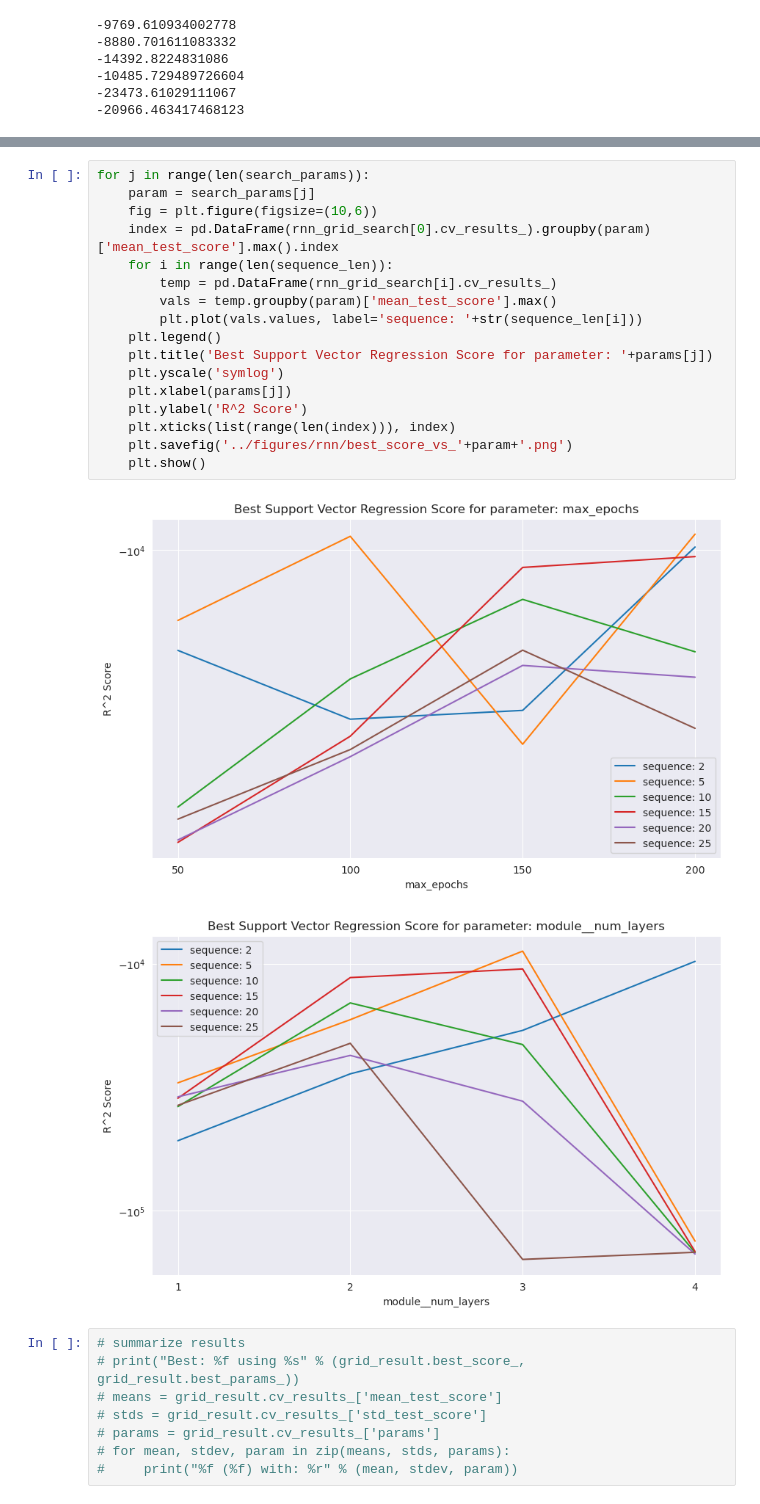
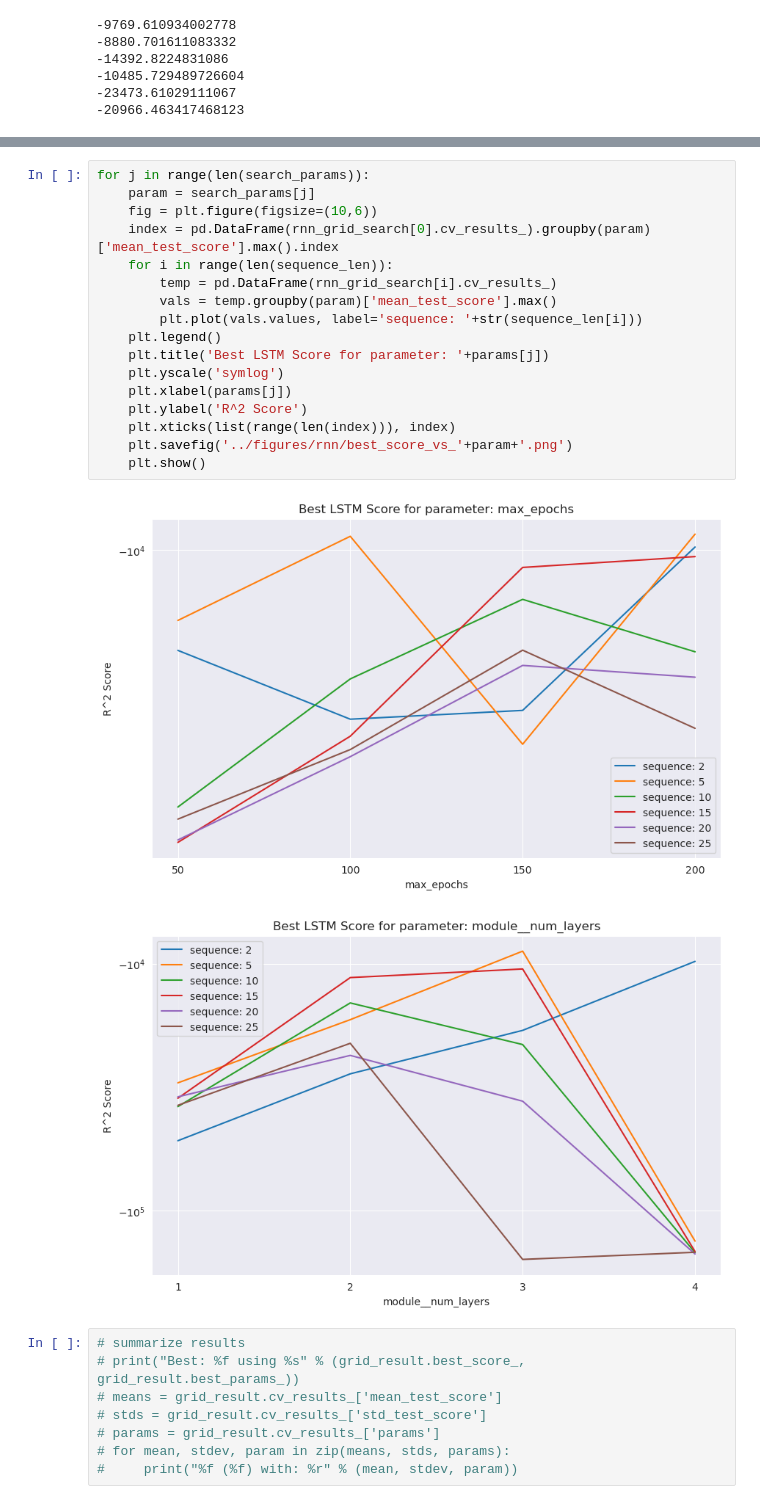
Before and after one commit to ethanchang34/crypto-forecast, a Jupyter notebook: models/rnn-opt-param.ipynb, the cells around one changed output, grey strips where cells are left out. Drawn from its saved outputs; the diff is of its cells as text.

Commit message:
Figure title fixes

```diff
--- a/models/rnn-opt-param.ipynb
+++ b/models/rnn-opt-param.ipynb
@@ -249,23 +249,23 @@ plt.savefig('../figures/rnn/best_score_vs_len.png')
 # %%
 for j in range(len(search_params)):
     param = search_params[j]
     fig = plt.figure(figsize=(10,6))
     index = pd.DataFrame(rnn_grid_search[0].cv_results_).groupby(param)['mean_test_score'].max().index
     for i in range(len(sequence_len)):
         temp = pd.DataFrame(rnn_grid_search[i].cv_results_)
         vals = temp.groupby(param)['mean_test_score'].max()
         plt.plot(vals.values, label='sequence: '+str(sequence_len[i]))
     plt.legend()
-    plt.title('Best Support Vector Regression Score for parameter: '+params[j])
+    plt.title('Best LSTM Score for parameter: '+params[j])
     plt.yscale('symlog')
     plt.xlabel(params[j])
     plt.ylabel('R^2 Score')
     plt.xticks(list(range(len(index))), index)
     plt.savefig('../figures/rnn/best_score_vs_'+param+'.png')
     plt.show()
 # %% [output]
-[figure, old version]
+[figure, new version]
-[figure, old version]
+[figure, new version]
 # %%
 # summarize results
 # print("Best: %f using %s" % (grid_result.best_score_, grid_result.best_params_))
```
Also changed, not shown: parts of 1 cell of this notebook, 3 other files.
